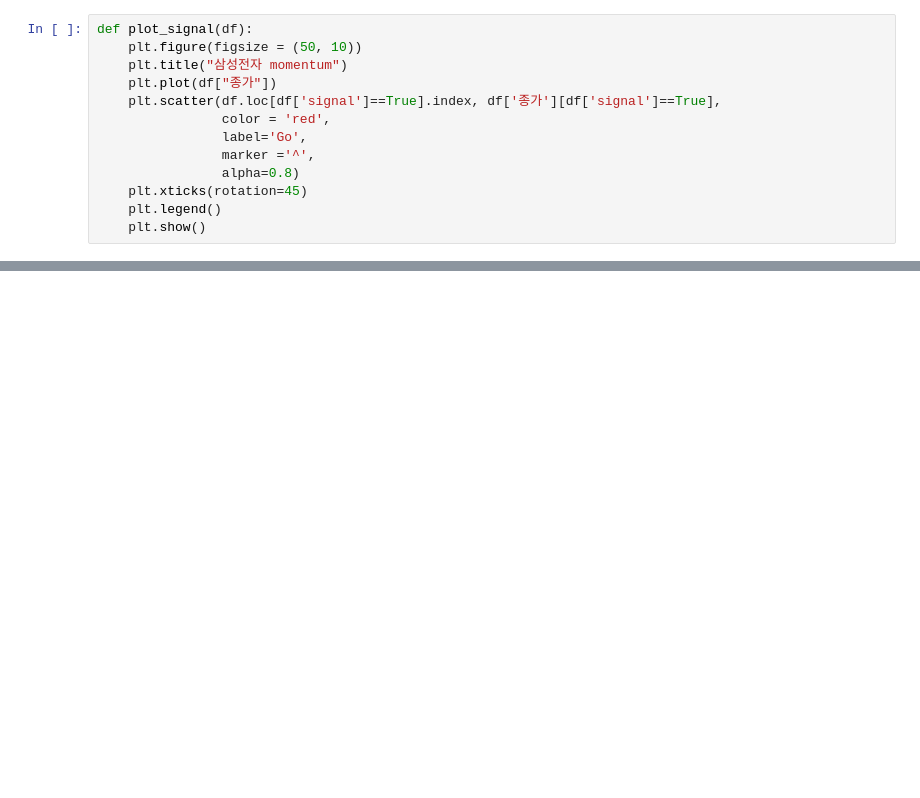
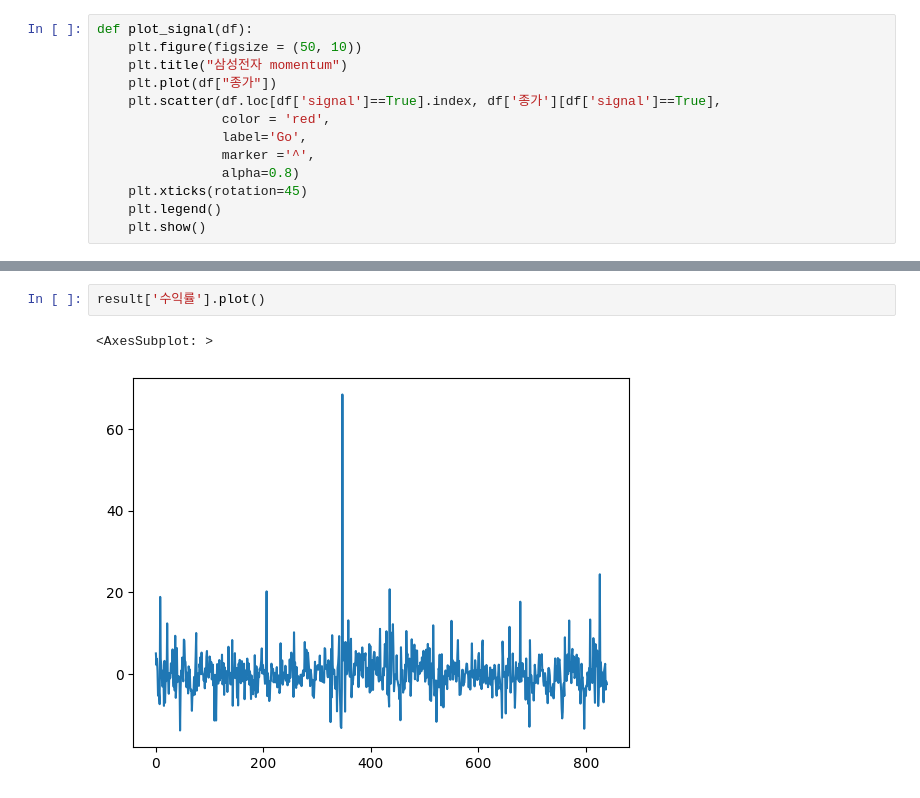
Before and after one commit to eseom31/Kis_Api_test, a Jupyter notebook: BackTesting_System/backtesting_main.ipynb, the cells around one changed output, grey strips where cells are left out. Saved outputs shown, nothing was run; the diff lists cells and outputs as text; blank space fills up the shorter version.

```diff
--- a/BackTesting_System/backtesting_main.ipynb
+++ b/BackTesting_System/backtesting_main.ipynb
@@ -257,0 +323,5 @@ test.head(1)
+# %%
+result['수익률'].plot()
+# %% [output]
+<AxesSubplot: >
+[figure, added]
```
Also changed, not shown: parts of 36 cells of this notebook.
